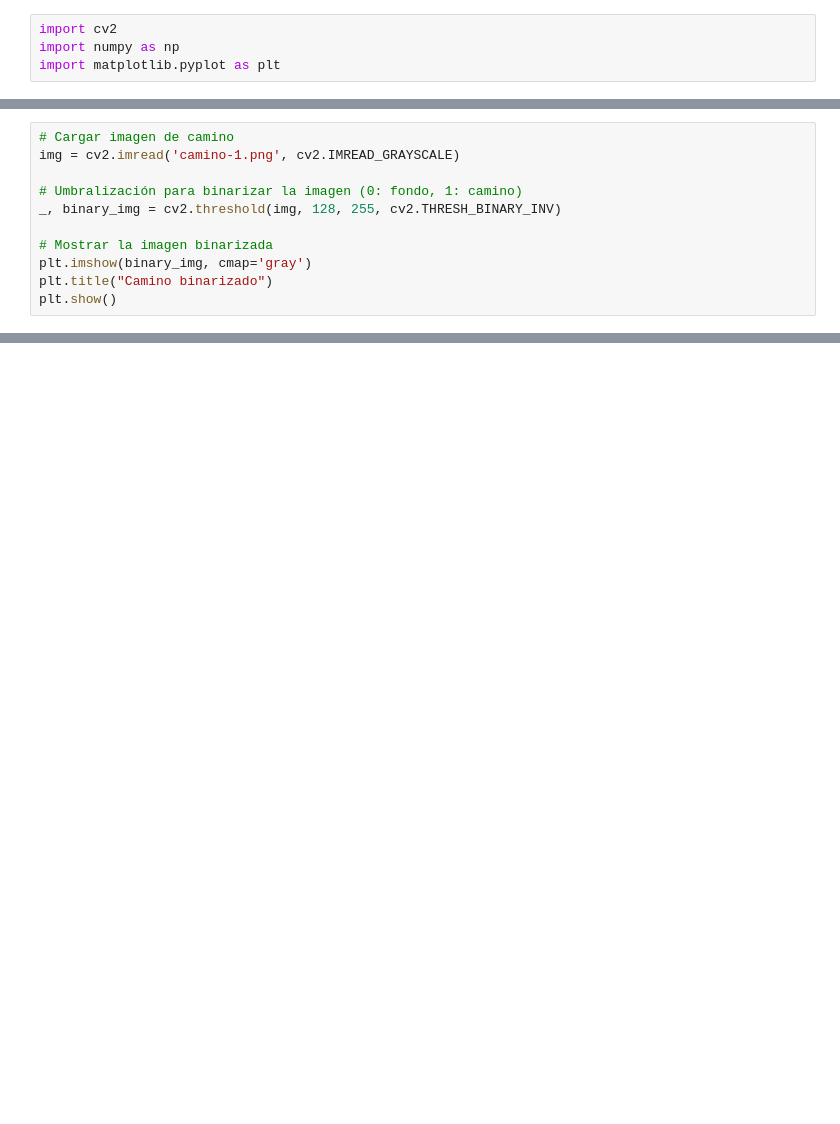
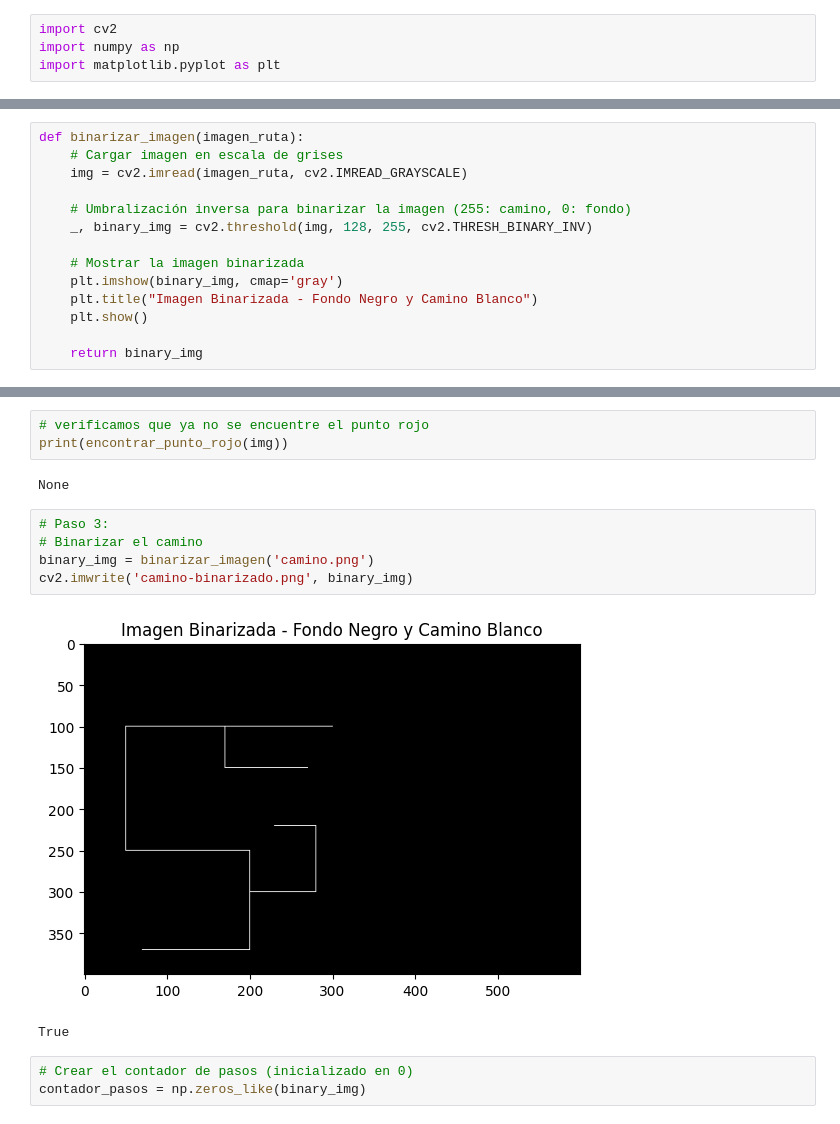
Before and after one commit to CoronelEzequiel/computer-vision, a Jupyter notebook: tp-vision-computacional.ipynb, the cells around one changed output, grey strips where cells are left out. Saved outputs shown, nothing was run; the diff lists cells and outputs as text; blank space fills up the shorter version.

```diff
--- a/tp-vision-computacional.ipynb
+++ b/tp-vision-computacional.ipynb
@@ -27,11 +61,14 @@ True
 # %%
-# Cargar imagen de camino
-img = cv2.imread('camino-1.png', cv2.IMREAD_GRAYSCALE)
+def binarizar_imagen(imagen_ruta):
+    # Cargar imagen en escala de grises
+    img = cv2.imread(imagen_ruta, cv2.IMREAD_GRAYSCALE)
 
-# Umbralización para binarizar la imagen (0: fondo, 1: camino)
-_, binary_img = cv2.threshold(img, 128, 255, cv2.THRESH_BINARY_INV)
+    # Umbralización inversa para binarizar la imagen (255: camino, 0: fondo)
+    _, binary_img = cv2.threshold(img, 128, 255, cv2.THRESH_BINARY_INV)
 
-# Mostrar la imagen binarizada
-plt.imshow(binary_img, cmap='gray')
-plt.title("Camino binarizado")
-plt.show()
+    # Mostrar la imagen binarizada
+    plt.imshow(binary_img, cmap='gray')
+    plt.title("Imagen Binarizada - Fondo Negro y Camino Blanco")
+    plt.show()
+
+    return binary_img
@@ -162,0 +176,16 @@ El robot se detuvo en la posición: [350, 200]
+# %%
+# verificamos que ya no se encuentre el punto rojo
+print(encontrar_punto_rojo(img))
+# %% [output]
+None
+# %%
+# Paso 3:
+# Binarizar el camino
+binary_img = binarizar_imagen('camino.png')
+cv2.imwrite('camino-binarizado.png', binary_img)
+# %% [output]
+[figure, added]
+True
+# %%
+# Crear el contador de pasos (inicializado en 0)
+contador_pasos = np.zeros_like(binary_img)
```
Also changed, not shown: parts of 16 cells of this notebook, 11 other files.
